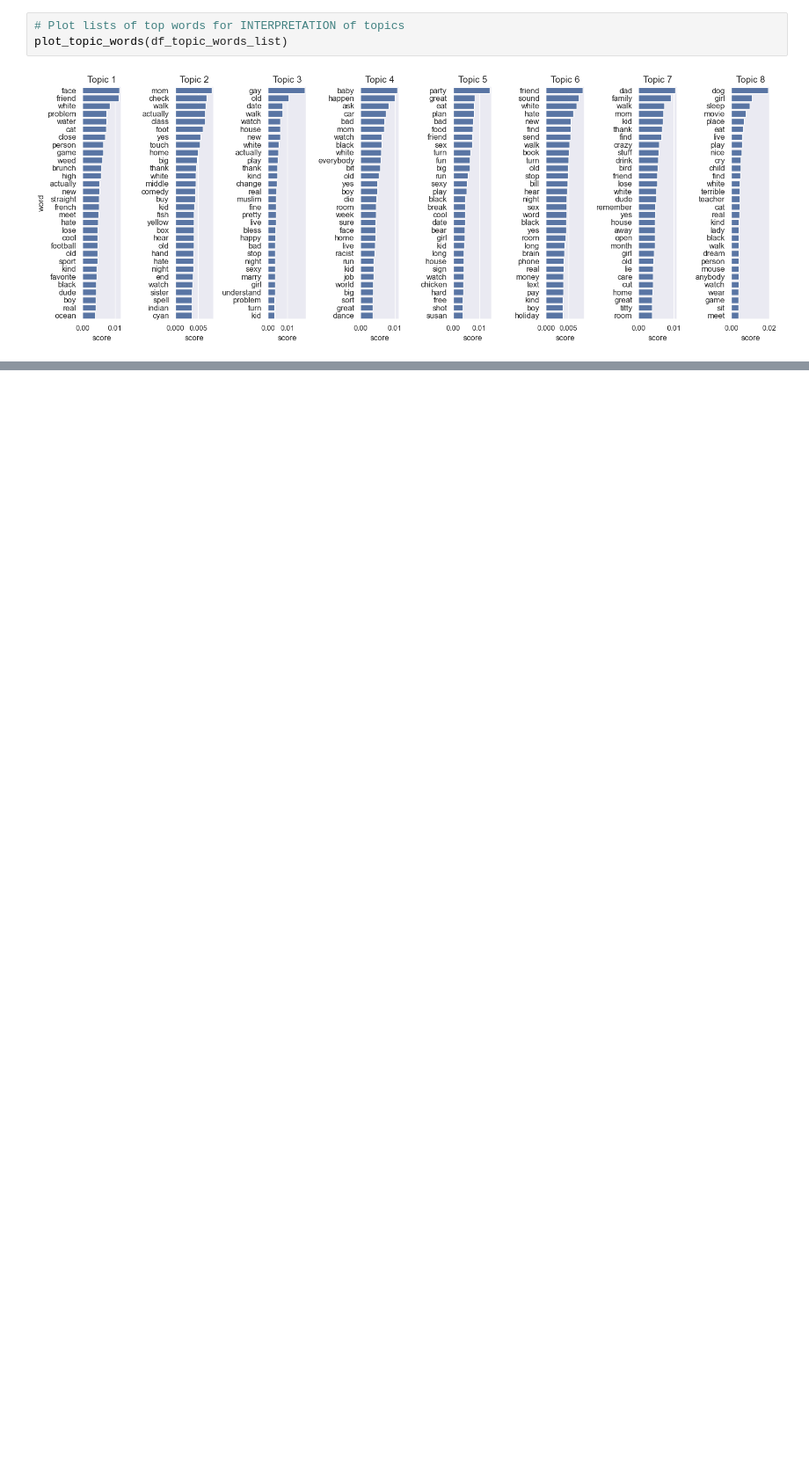
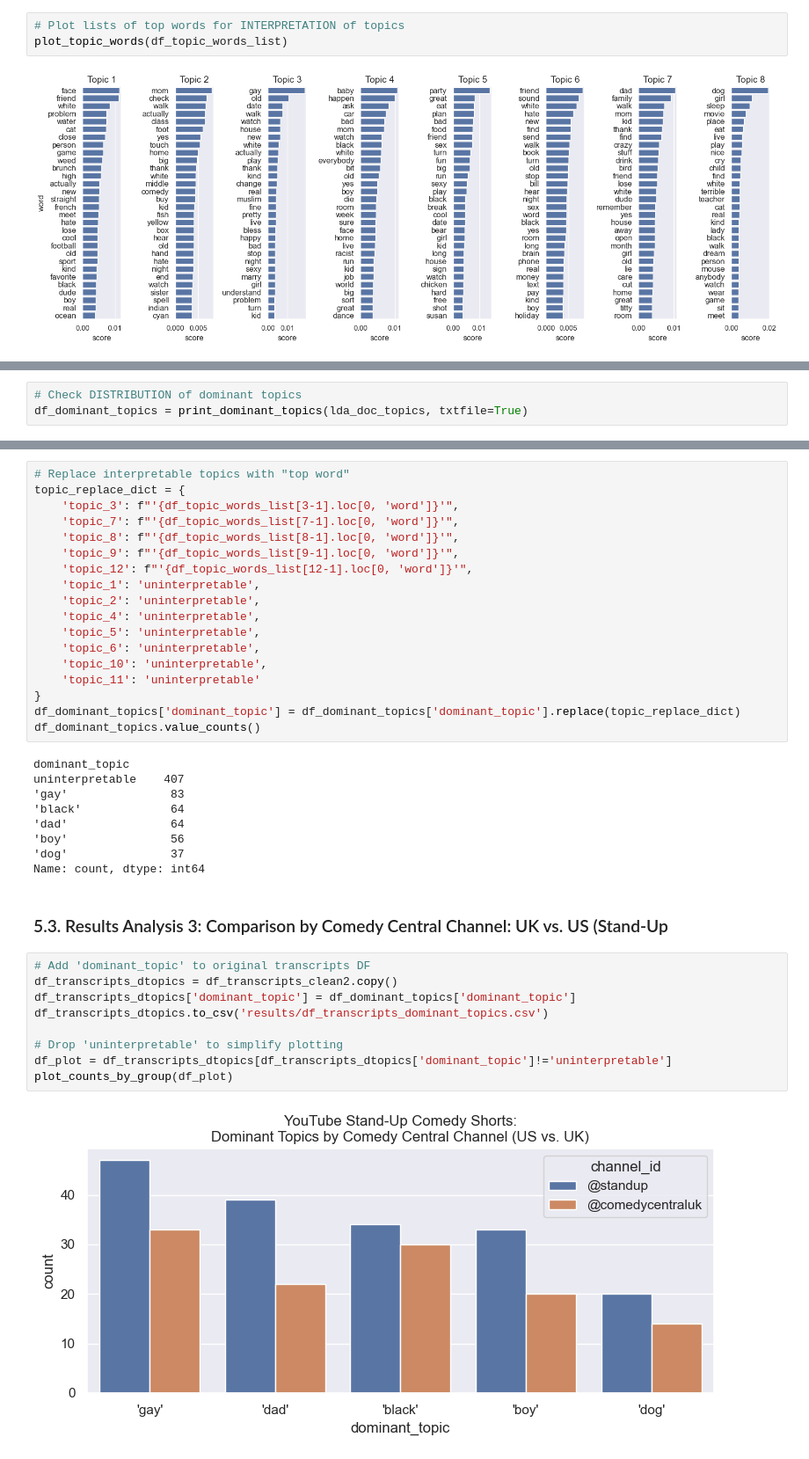
Before and after one commit to lonnychen/nlp_research_note, a Jupyter notebook: nlp_research_note.ipynb, the cells around one changed output, grey strips where cells are left out. Shown at 88% size. Cells and saved outputs as stored; diff of their text form; blank space fills up the shorter version.

```diff
--- a/nlp_research_note.ipynb
+++ b/nlp_research_note.ipynb
@@ -412,0 +595,3 @@ Wall time: 3min 23s
+# %%
+# Check DISTRIBUTION of dominant topics
+df_dominant_topics = print_dominant_topics(lda_doc_topics, txtfile=True)
@@ -412,0 +613,40 @@ Wall time: 3min 23s
+# %%
+# Replace interpretable topics with "top word"
+topic_replace_dict = {
+    'topic_3': f"'{df_topic_words_list[3-1].loc[0, 'word']}'",
+    'topic_7': f"'{df_topic_words_list[7-1].loc[0, 'word']}'",
+    'topic_8': f"'{df_topic_words_list[8-1].loc[0, 'word']}'",
+    'topic_9': f"'{df_topic_words_list[9-1].loc[0, 'word']}'",
+    'topic_12': f"'{df_topic_words_list[12-1].loc[0, 'word']}'",
+    'topic_1': 'uninterpretable',
+    'topic_2': 'uninterpretable',
+    'topic_4': 'uninterpretable',
+    'topic_5': 'uninterpretable',
+    'topic_6': 'uninterpretable',
+    'topic_10': 'uninterpretable',
+    'topic_11': 'uninterpretable'
+}
+df_dominant_topics['dominant_topic'] = df_dominant_topics['dominant_topic'].replace(topic_replace_dict)
+df_dominant_topics.value_counts()
+# %% [output]
+dominant_topic
+uninterpretable    407
+'gay'               83
+'black'             64
+'dad'               64
+'boy'               56
+'dog'               37
+Name: count, dtype: int64
+# %% [markdown]
+### 5.3. Results Analysis 3: Comparison by Comedy Central Channel: UK vs. US (Stand-Up
+# %%
+# Add 'dominant_topic' to original transcripts DF
+df_transcripts_dtopics = df_transcripts_clean2.copy()
+df_transcripts_dtopics['dominant_topic'] = df_dominant_topics['dominant_topic']
+df_transcripts_dtopics.to_csv('results/df_transcripts_dominant_topics.csv')
+
+# Drop 'uninterpretable' to simplify plotting
+df_plot = df_transcripts_dtopics[df_transcripts_dtopics['dominant_topic']!='uninterpretable']
+plot_counts_by_group(df_plot)
+# %% [output]
+[figure, added]
```
Also changed, not shown: parts of 62 cells of this notebook, 15 other files.
